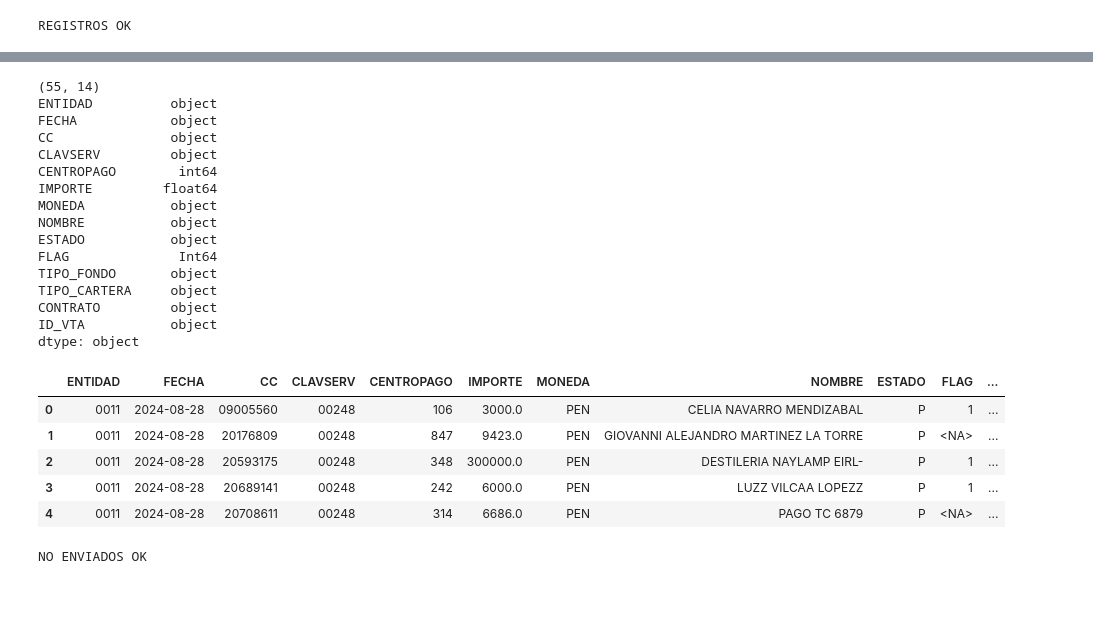
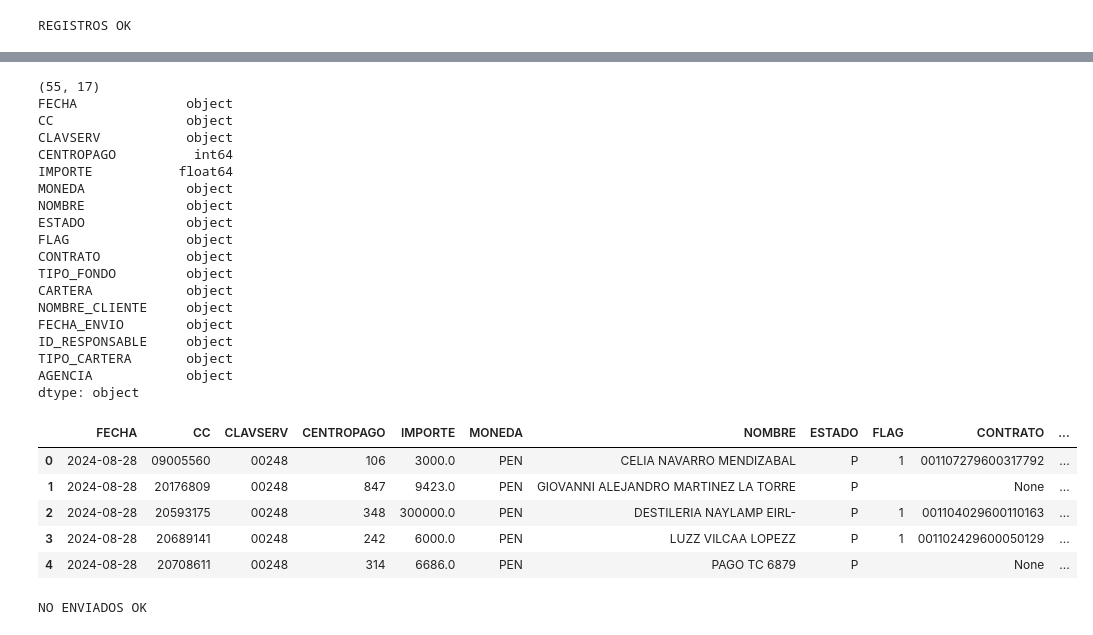
Before and after one commit to iriarteMirko/base-pagos, a Jupyter notebook: main.ipynb, the cells around one changed output, grey strips where cells are left out. Cells and saved outputs as stored; diff of their text form; code cells hidden in the pictures; blank space fills up the shorter version.

```diff
--- a/main.ipynb
+++ b/main.ipynb
@@ -116,7 +116,7 @@ fecha_formateada = fecha_formateada[:3] + fecha_formateada[3:].capitalize()
 df_base['FECHA_ENVIO'] = fecha_formateada.replace('.', '')
 df_base['ID_RESPONSABLE'] = 'MIV'
 
-cols_base = ['Entidad', 'FECHA', 'CODCEN', 'CLAVSERV', 'CENTROPAGO', 'IMPORTE', 'MONEDA', 'NOMBRE', 'ESTADO', 'FECHA_ENVIO', 'ID_RESPONSABLE']
+cols_base = ['FECHA', 'CODCEN', 'CLAVSERV', 'CENTROPAGO', 'IMPORTE', 'MONEDA', 'NOMBRE', 'ESTADO', 'FECHA_ENVIO', 'ID_RESPONSABLE']
 df_base = df_base[cols_base]
 df_base = df_base.rename(columns={'CODCEN': 'CC'})
 
@@ -215,10 +213,10 @@ base_count
 # %%
 df_asignacion_test['codigo'] = df_asignacion_test['codigo'].astype('Int64').astype(str).str.zfill(8)
 
-cols_asignacion = ['codigo', 'ID_FLAG', 'cont_18', 'nombre', 'TIPO_CARTERA', 'TIPO_FONDO', 'clave', 'AGENCIA CORRECTA', 'ID_VTA.']
+cols_asignacion = ['codigo', 'ID_FLAG', 'cont_18', 'nombre', 'TIPO_CARTERA', 'TIPO_FONDO', 'clave', 'AGENCIA CORRECTA']
 df_base_test = df_base_test.merge(df_asignacion_test[cols_asignacion], left_on='CC', right_on='codigo', how='left')
 df_base_test = df_base_test.drop(columns=['codigo'])
-df_base_test = df_base_test.rename(columns={'Entidad':'ENTIDAD', 'ID_FLAG': 'FLAG', 'cont_18': 'CONTRATO', 'nombre': 'NOMBRE_CLIENTE', 'clave': 'CARTERA', 'AGENCIA CORRECTA': 'AGENCIA', 'ID_VTA.': 'ID_VTA'})
+df_base_test = df_base_test.rename(columns={'ID_FLAG': 'FLAG', 'cont_18': 'CONTRATO', 'nombre': 'NOMBRE_CLIENTE', 'clave': 'CARTERA', 'AGENCIA CORRECTA': 'AGENCIA'})
 
 df_base_test.drop_duplicates(subset=['CC', 'IMPORTE', 'MONEDA', 'NOMBRE'], keep='first', inplace=True)
 
@@ -227,9 +225,8 @@ df_base_test['TIPO_FONDO'] = df_base_test['TIPO_FONDO'].fillna('NULL')
 
 df_base_test['FLAG'] = df_base_test['FLAG'].astype('Int64')
 df_base_test['CONTRATO'] = df_base_test['CONTRATO'].apply(lambda x: str(int(x)).zfill(18) if pd.notna(x) else x)
-df_base_test['ENTIDAD'] = df_base_test['ENTIDAD'].astype('Int64').astype(str).str.zfill(4)
 
-cols_base_test = ['ENTIDAD', 'FECHA', 'CC', 'CLAVSERV', 'CENTROPAGO', 'IMPORTE', 'MONEDA', 'NOMBRE', 'ESTADO', 'FLAG', 'CONTRATO', 'NOMBRE_CLIENTE', 'FECHA_ENVIO', 'ID_RESPONSABLE', 'TIPO_CARTERA', 'TIPO_FONDO', 'CARTERA', 'AGENCIA', 'ID_VTA']
+cols_base_test = ['FECHA', 'CC', 'CLAVSERV', 'CENTROPAGO', 'IMPORTE', 'MONEDA', 'NOMBRE', 'ESTADO', 'FLAG', 'CONTRATO', 'TIPO_FONDO', 'CARTERA', 'NOMBRE_CLIENTE', 'FECHA_ENVIO', 'ID_RESPONSABLE', 'TIPO_CARTERA', 'AGENCIA']
 df_base_test = df_base_test[cols_base_test]
 
 print(df_base_test.shape)
@@ -506,8 +498,4 @@ cols_no_enviados = ['ENTIDAD', 'FECHA', 'CC', 'CLAVSERV', 'CENTROPAGO', 'IMPORTE
 # %%
-df_no_mono = df_no_mono[cols_no_enviados]
-df_no_multi = df_no_multi[cols_no_enviados]
-df_base_no_flag = df_base_no_flag[cols_no_enviados]
-
 print(df_no_mono.columns)
 print(df_no_multi.columns)
 print(df_base_no_flag.columns)
@@ -526,37 +514,46 @@ Index(['ENTIDAD', 'FECHA', 'CC', 'CLAVSERV', 'CENTROPAGO', 'IMPORTE', 'MONEDA',
       dtype='object')
 # %%
 df_no_enviados = pd.concat([df_no_mono, df_no_multi, df_base_no_flag])
-df_no_enviados['CONTRATO'] = None
+df_no_enviados['FLAG'] = df_no_enviados['FLAG'].astype('Int64').fillna(0)
+
+df_no_enviados['CONTRATO'] = df_no_enviados.apply(lambda x: None if x['FLAG'] != 1 else x['CONTRATO'], axis=1)
+df_no_enviados['TIPO_FONDO'] = df_no_enviados.apply(lambda x: None if x['FLAG'] != 1 else x['TIPO_FONDO'], axis=1)
+df_no_enviados['TIPO_CARTERA'] = df_no_enviados.apply(lambda x: None if x['FLAG'] != 1 else x['TIPO_CARTERA'], axis=1)
+
+df_no_enviados['FLAG'] = df_no_enviados['FLAG'].astype(str).str.replace('0', '', regex=True)
 
 df_no_enviados.sort_values(by=['CC'], inplace=True)
 df_no_enviados.reset_index(drop=True, inplace=True)
 
 print(df_no_enviados.shape)
 print(df_no_enviados.dtypes)
 df_no_enviados.head(5)
 # %% [output]
-(55, 14)
-ENTIDAD          object
-FECHA            object
-CC               object
-CLAVSERV         object
-CENTROPAGO        int64
-IMPORTE         float64
-MONEDA           object
-NOMBRE           object
-ESTADO           object
-FLAG              Int64
-TIPO_FONDO       object
-TIPO_CARTERA     object
-CONTRATO         object
-ID_VTA           object
+(55, 17)
+FECHA              object
+CC                 object
+CLAVSERV           object
+CENTROPAGO          int64
+IMPORTE           float64
+MONEDA             object
+NOMBRE             object
+ESTADO             object
+FLAG               object
+CONTRATO           object
+TIPO_FONDO         object
+CARTERA            object
+NOMBRE_CLIENTE     object
+FECHA_ENVIO        object
+ID_RESPONSABLE     object
+TIPO_CARTERA       object
+AGENCIA            object
 dtype: object
-|  | ENTIDAD | FECHA | CC | CLAVSERV | CENTROPAGO | IMPORTE | MONEDA | NOMBRE | ESTADO | FLAG | ... |
-| 0 | 0011 | 2024-08-28 | 09005560 | 00248 | 106 | 3000.0 | PEN | CELIA NAVARRO MENDIZABAL | P | 1 | ... |
-| 1 | 0011 | 2024-08-28 | 20176809 | 00248 | 847 | 9423.0 | PEN | GIOVANNI ALEJANDRO MARTINEZ LA TORRE | P | <NA> | ... |
-| 2 | 0011 | 2024-08-28 | 20593175 | 00248 | 348 | 300000.0 | PEN | DESTILERIA NAYLAMP EIRL- | P | 1 | ... |
-| 3 | 0011 | 2024-08-28 | 20689141 | 00248 | 242 | 6000.0 | PEN | LUZZ VILCAA LOPEZZ | P | 1 | ... |
-| 4 | 0011 | 2024-08-28 | 20708611 | 00248 | 314 | 6686.0 | PEN | PAGO TC 6879 | P | <NA> | ... |
+|  | FECHA | CC | CLAVSERV | CENTROPAGO | IMPORTE | MONEDA | NOMBRE | ESTADO | FLAG | CONTRATO | ... |
+| 0 | 2024-08-28 | 09005560 | 00248 | 106 | 3000.0 | PEN | CELIA NAVARRO MENDIZABAL | P | 1 | 001107279600317792 | ... |
+| 1 | 2024-08-28 | 20176809 | 00248 | 847 | 9423.0 | PEN | GIOVANNI ALEJANDRO MARTINEZ LA TORRE | P |  | None | ... |
+| 2 | 2024-08-28 | 20593175 | 00248 | 348 | 300000.0 | PEN | DESTILERIA NAYLAMP EIRL- | P | 1 | 001104029600110163 | ... |
+| 3 | 2024-08-28 | 20689141 | 00248 | 242 | 6000.0 | PEN | LUZZ VILCAA LOPEZZ | P | 1 | 001102429600050129 | ... |
+| 4 | 2024-08-28 | 20708611 | 00248 | 314 | 6686.0 | PEN | PAGO TC 6879 | P |  | None | ... |
 # %%
 if no_eviados == df_no_enviados.shape[0]:
     print('NO ENVIADOS OK')
```
Also changed, not shown: parts of 20 cells of this notebook, 1 other file.
